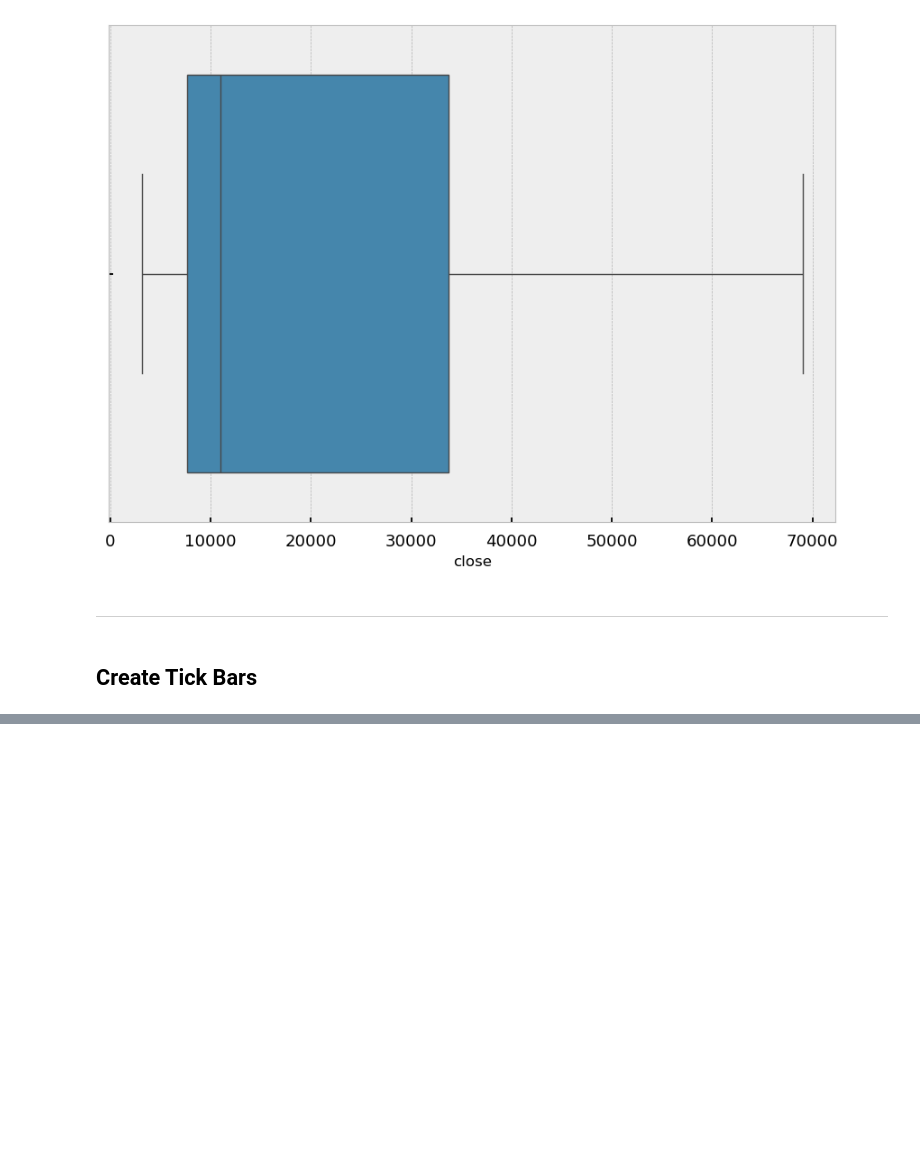
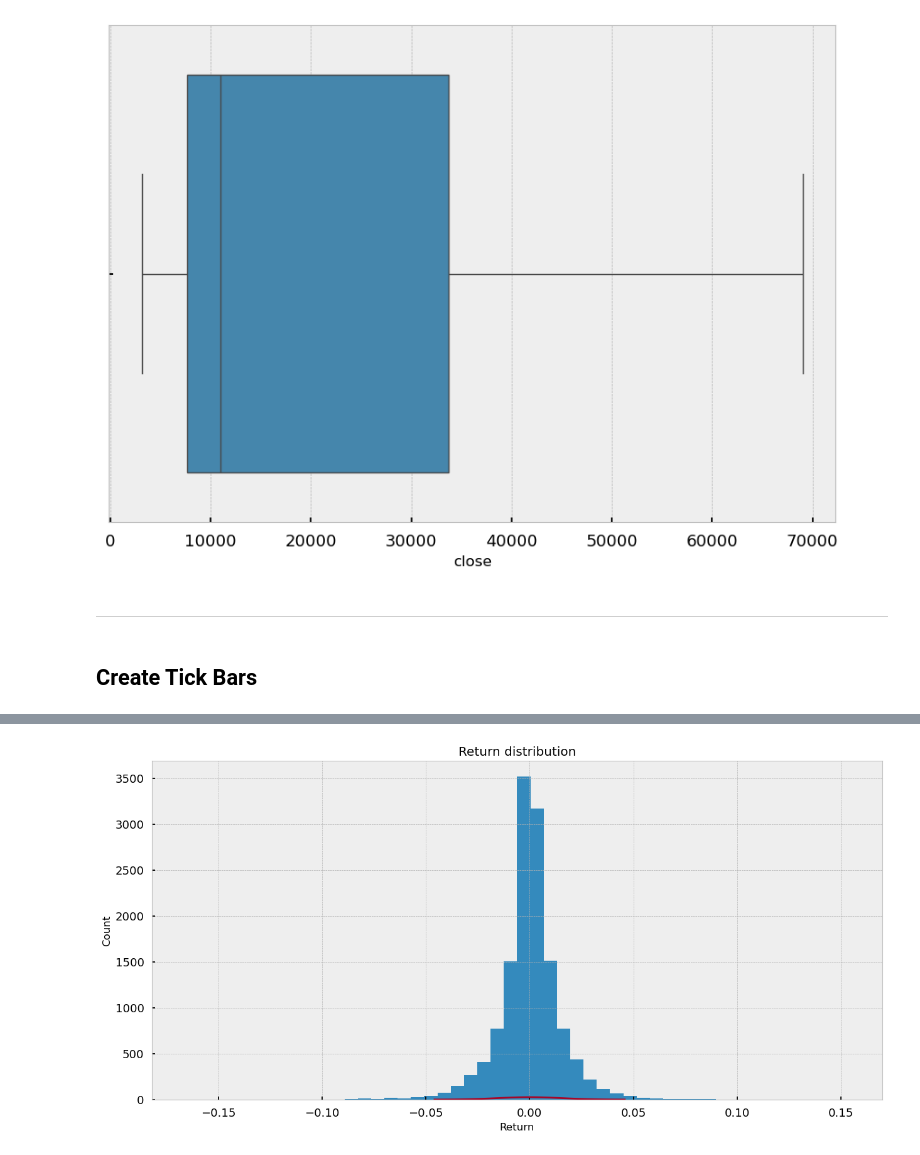
Before and after one commit to baobach/Algo-Trading-Binance, a Jupyter notebook: main.ipynb, the cells around one changed output, grey strips where cells are left out. Drawn from its saved outputs; the diff is of its cells as text; code cells hidden in the pictures; blank space fills up the shorter version.

```diff
--- a/main.ipynb
+++ b/main.ipynb
@@ -111,0 +215,32 @@ def tick_bar_df(df, price_column, m):
+# %%
+# Create volume bar
+def volume_bars(df, volume_column, v):
+    '''
+    compute volume bars
+
+    # args
+        df: pd.DataFrame()
+        volume_column: name for volume data
+        v: int(), threshold value for volume
+    # returns
+        idx: list of indices
+    '''
+    t = df[volume_column]
+    ts = 0
+    idx = []
+    for i, x in enumerate(t):
+        ts += x
+        if ts >= v:
+            idx.append(i)
+            ts = 0
+            continue
+    return idx
+
+def volume_bar_df(df, volume_column, v):
+    idx = volume_bars(df, volume_column, v)
+    return df.iloc[idx].drop_duplicates()
+# %%
+volume_M =  10_000 # arbitrary
+print(f'volume threshold: {volume_M:,}')
+v_bar_df = volume_bar_df(df, 'v', volume_M)
+v_bar_df.head()
@@ -111,0 +256,4 @@ def tick_bar_df(df, price_column, m):
+# %%
+normal_test(v_bar_df,'close')
+# %% [output]
+[figure, added]
```
Also changed, not shown: parts of 30 cells of this notebook, 6 other files.
